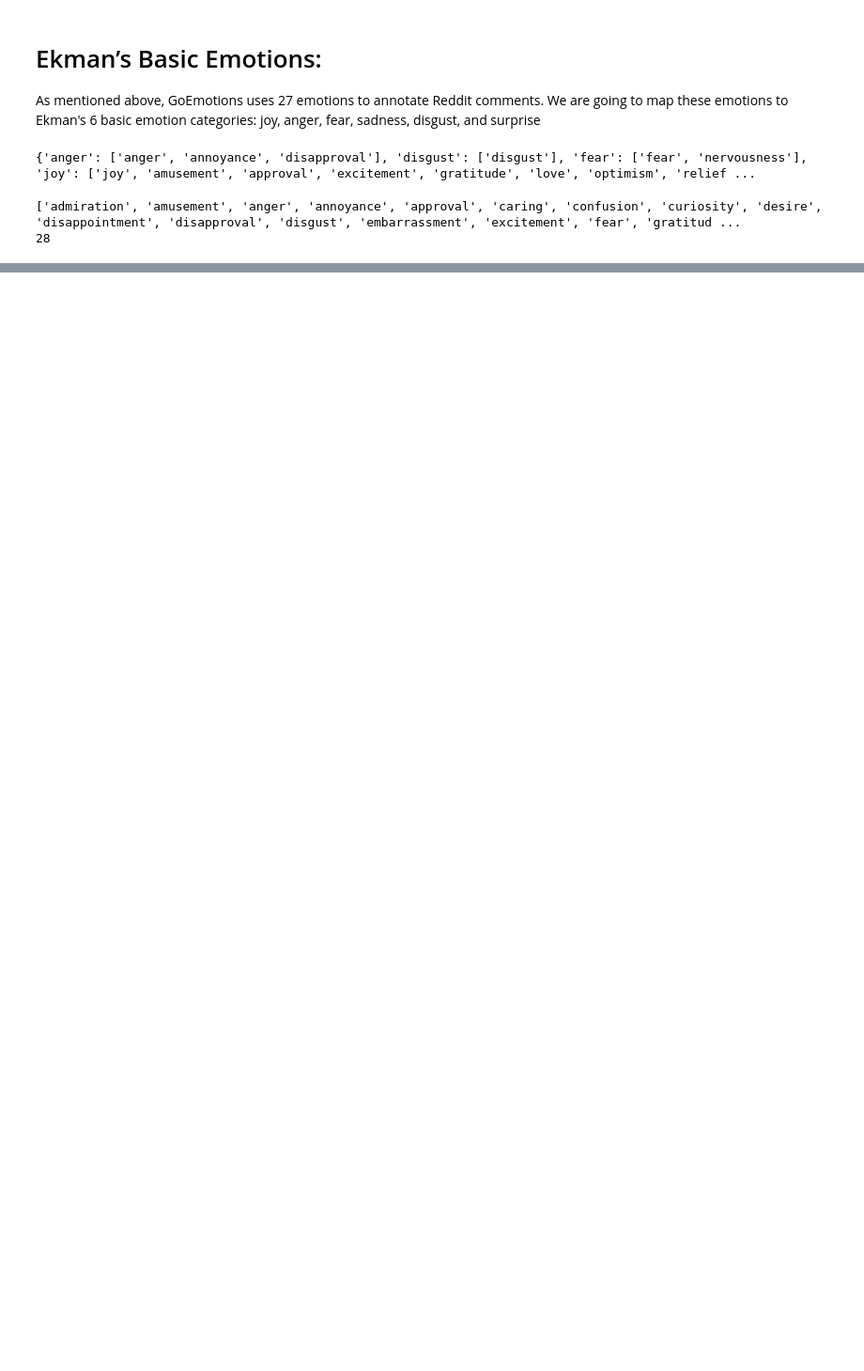
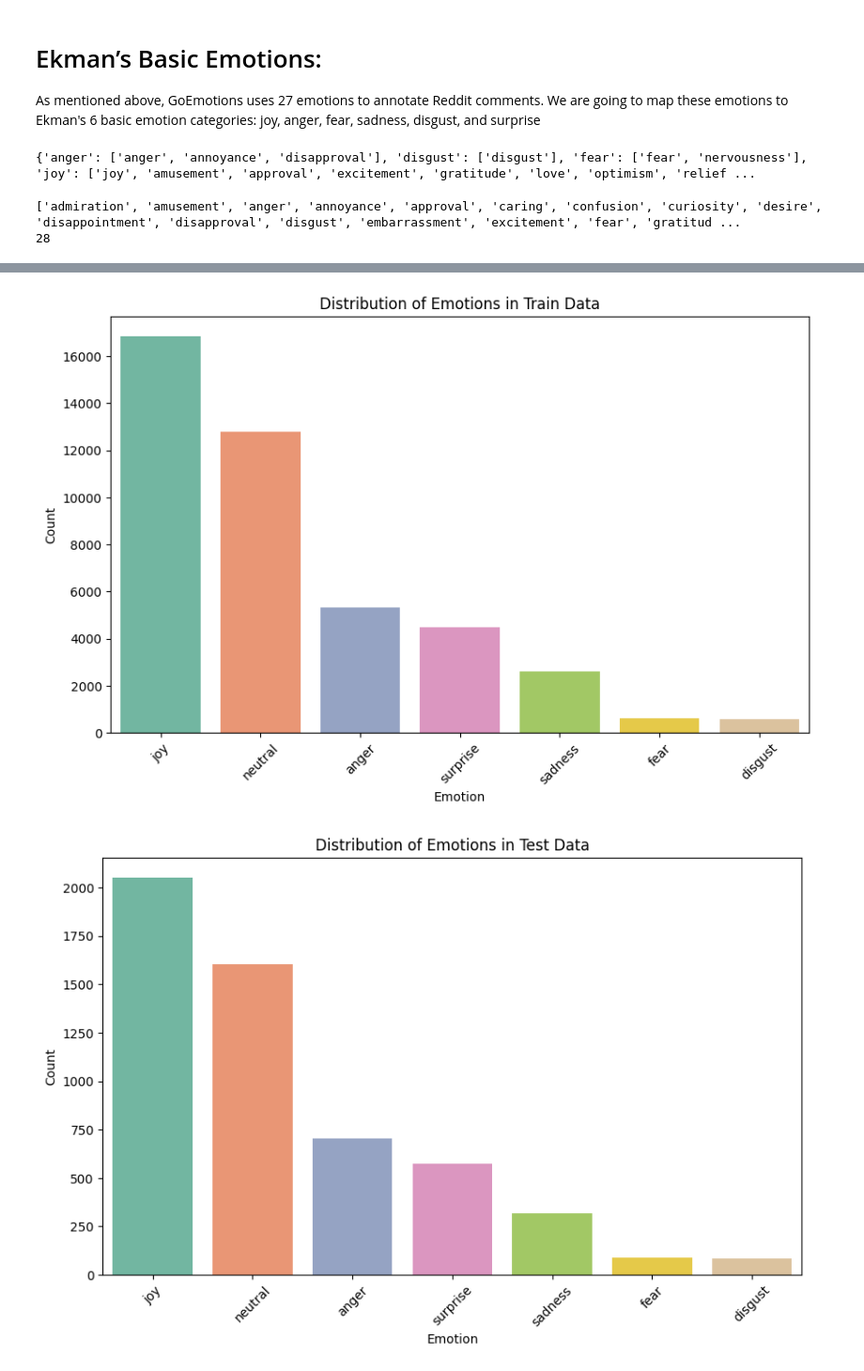
Before and after one commit to crypoto/EmotionDetection, a Jupyter notebook: GoEmotions.ipynb, the cells around one changed output, grey strips where cells are left out. Shown: that part at 94% size. Cells and saved outputs as stored; diff of their text form; code cells hidden in the pictures; blank space fills up the shorter version.

```diff
--- a/GoEmotions.ipynb
+++ b/GoEmotions.ipynb
@@ -171,7 +203,7 @@ print(ekman_mapping)
 # %% [output]
 {'anger': ['anger', 'annoyance', 'disapproval'], 'disgust': ['disgust'], 'fear': ['fear', 'nervousness'], 'joy': ['joy', 'amusement', 'approval', 'excitement', 'gratitude', 'love', 'optimism', 'relief ...
 # %%
-emotion_file = open("Documents/Python_Projects/EmotionDetection/MainProject/emotions.txt", "r")
+emotion_file = open("/Users/Asus/Documents/Python_Projects/EmotionDetection/emotions.txt", "r")
 emotion_list = emotion_file.read()
 emotion_list = emotion_list.split("\n")
 print(emotion_list)
@@ -313,5 +486,5 @@ test_data[test_data["Comment"].duplicated() == True]
 # %%
 # Removing the duplicate text
-index = train_data[train_data["Comment"].duplicated() == True].index
-train_data.drop(index, axis=0, inplace = True)
-train_data.reset_index(inplace=True, drop=True)
+index = train_df[train_df["Comment"].duplicated() == True].index
+train_df.drop(index, axis=0, inplace = True)
+train_df.reset_index(inplace=True, drop=True)
@@ -538,0 +587,4 @@ KeyError: 'Text'
+# %%
+train_df['Comment'] = train_df['Comment'].apply(preprocess_comments)
+test_df['Comment'] = test_df['Comment'].apply(preprocess_comments)
+validation_df['Comment'] = validation_df['Comment'].apply(preprocess_comments)
@@ -538,0 +613,33 @@ KeyError: 'Text'
+# %%
+# Define a color palette with different colors for each emotion
+colors = sns.color_palette("Set2", n_colors=7)  # Adjust n_colors as per your need
+
+# Plotting for train_df
+plt.figure(figsize=(10, 6))
+sns.countplot(x='Single_emotion', data=train_df, order=train_df['Single_emotion'].value_counts().index, palette=colors)
+plt.title('Distribution of Emotions in Train Data')
+plt.xlabel('Emotion')
+plt.ylabel('Count')
+plt.xticks(rotation=45)
+plt.show()
+
+# Plotting for test_df
+plt.figure(figsize=(10, 6))
+sns.countplot(x='Single_emotion', data=test_df, order=test_df['Single_emotion'].value_counts().index, palette=colors)
+plt.title('Distribution of Emotions in Test Data')
+plt.xlabel('Emotion')
+plt.ylabel('Count')
+plt.xticks(rotation=45)
+plt.show()
+
+# Plotting for validation_df
+plt.figure(figsize=(10, 6))
+sns.countplot(x='Single_emotion', data=validation_df, order=validation_df['Single_emotion'].value_counts().index, palette=colors)
+plt.title('Distribution of Emotions in Validation Data')
+plt.xlabel('Emotion')
+plt.ylabel('Count')
+plt.xticks(rotation=45)
+plt.show()
+# %% [output]
+[figure, added]
+[figure, added]
```
Also changed, not shown: parts of 56 cells of this notebook.
